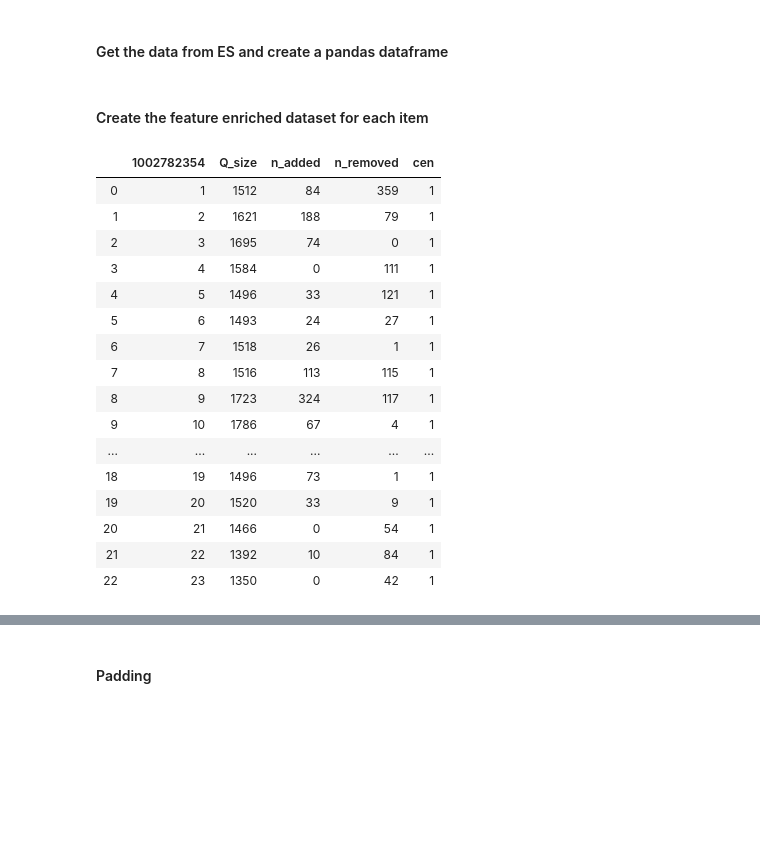
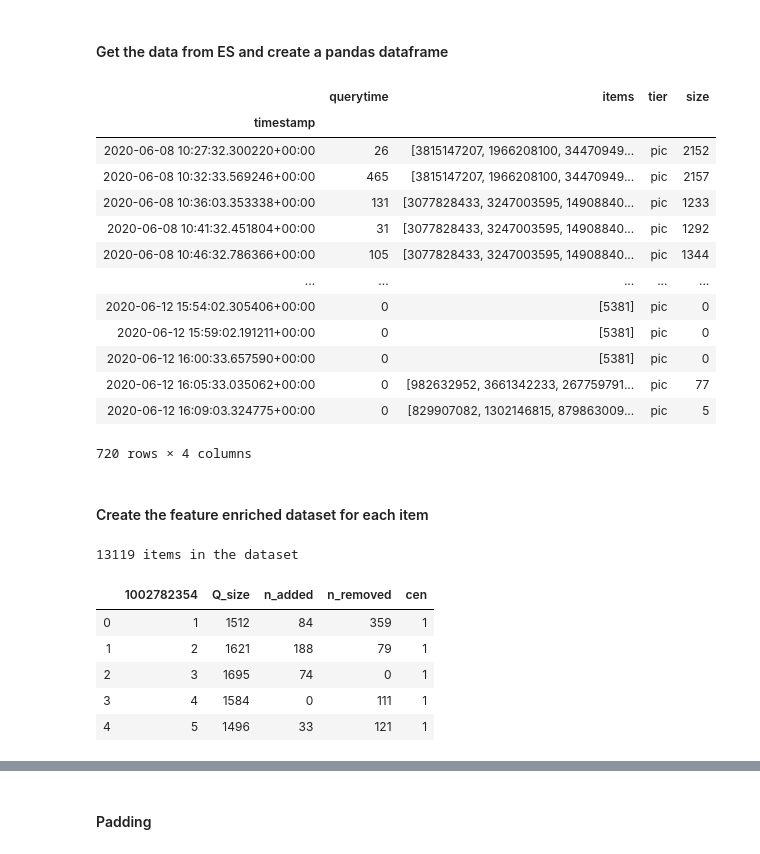
Before and after one commit to Sultanow/dc_cubes, a Jupyter notebook: backend/ML-Models/queues/Train_Two_Queues_Items.ipynb, the cells around one changed output, grey strips where cells are left out. Saved outputs shown, nothing was run; the diff lists cells and outputs as text; code cells hidden in the pictures; blank space fills up the shorter version.

```diff
--- a/backend/ML-Models/queues/Train_Two_Queues_Items.ipynb
+++ b/backend/ML-Models/queues/Train_Two_Queues_Items.ipynb
@@ -115,6 +115,23 @@ def es_to_df(start, end, s_rate, tier, host, port):
 # %%
 df_pic = es_to_df("2020-06-08","2020-06-12", 10, "pic", 'localhost', 9200)
 df_cen = es_to_df("2020-06-08","2020-06-12", 10, "censhare", 'localhost', 9200)
+# %%
+df_pic
+# %% [output]
+|  | querytime | items | tier | size |
+| timestamp |  |  |  |  |
+| 2020-06-08 10:27:32.300220+00:00 | 26 | [3815147207, 1966208100, 34470949... | pic | 2152 |
+| 2020-06-08 10:32:33.569246+00:00 | 465 | [3815147207, 1966208100, 34470949... | pic | 2157 |
+| 2020-06-08 10:36:03.353338+00:00 | 131 | [3077828433, 3247003595, 14908840... | pic | 1233 |
+| 2020-06-08 10:41:32.451804+00:00 | 31 | [3077828433, 3247003595, 14908840... | pic | 1292 |
+| 2020-06-08 10:46:32.786366+00:00 | 105 | [3077828433, 3247003595, 14908840... | pic | 1344 |
+| ... | ... | ... | ... | ... |
+| 2020-06-12 15:54:02.305406+00:00 | 0 | [5381] | pic | 0 |
+| 2020-06-12 15:59:02.191211+00:00 | 0 | [5381] | pic | 0 |
+| 2020-06-12 16:00:33.657590+00:00 | 0 | [5381] | pic | 0 |
+| 2020-06-12 16:05:33.035062+00:00 | 0 | [982632952, 3661342233, 267759791... | pic | 77 |
+| 2020-06-12 16:09:03.324775+00:00 | 0 | [829907082, 1302146815, 879863009... | pic | 5 |
+720 rows × 4 columns
 # %% [markdown]
 #### Create the feature enriched dataset for each item
 # %%
@@ -129,6 +146,7 @@ def create_dataset_train(df_pic, df_cen):
     Returns:
     data_x (list): list containing the selected sample items
     data_y (list): list containing the target sequences
+    maxlen (int): length of the dataframe
     """
 
     # Create a multi label binarized dataframe
@@ -182,6 +200,7 @@ def create_dataset_train(df_pic, df_cen):
 
             # Filter out odd behaviour (if it first appears in the second and afterwards in the first)
             # and slice the features based on the positions
+
             if position_cen > position_pic:
                 diff = position_pic - position_pic_first
                 size = sizes_pic[position_pic_first:position_pic]
@@ -197,19 +216,24 @@ def create_dataset_train(df_pic, df_cen):
             steps_list = list(range(1, diff+1))
 
             # Create a dataframe and fill in the features
-            df_item = pd.DataFrame(data=steps_list, columns=[item]).astype(str).astype(int)
-            df_item['Q_size'] = size
-            df_item['n_added'] = added
-            df_item['n_removed'] = removed
-            df_item['cen'] = 1 #mark that it appeared in the first queue
+            X_item = pd.DataFrame(data=steps_list, columns=[item]).astype(str).astype(int)
+            X_item['Q_size'] = size
+            X_item['n_added'] = added
+            X_item['n_removed'] = removed
+            X_item['cen'] = 1 #mark that it appeared in the first queue
 
             # Create target data
             y_item = pd.DataFrame(data=steps_list[::-1], columns=[item])
             mask_y = y_item[item] != 0
             y_item_masked = y_item[item][mask_y]
+            y_item = pd.DataFrame(y_item_masked)
 
-            data_x.append(df_item)
-            data_y.append(y_item_masked)
+            # Filter out items with no values
+            if len(y_item) == 0:
+                continue
+
+            data_x.append(X_item)
+            data_y.append(y_item)
 
         else:
             continue
@@ -220,43 +244,36 @@ def create_dataset_train(df_pic, df_cen):
 
             mask = df_pic_mlb[item] != 0
 
-            df_item = pd.DataFrame(df_pic_cumsum[item][mask])
+            X_item = pd.DataFrame(df_pic_cumsum[item][mask])
             #X_item = X_item.rename(columns = {item: 'n_steps_in_Q'})
-            df_item['Q_size'] = sizes_pic[mask]
-            df_item['n_added'] = added_pic[mask]
-            df_item['n_removed'] = removed_pic[mask]
-            df_item['cen'] = 0
+            X_item['Q_size'] = sizes_pic[mask]
+            X_item['n_added'] = added_pic[mask]
+            X_item['n_removed'] = removed_pic[mask]
+            X_item['cen'] = 0
 
-            y_item = df_pic_cumsum_rev[item][mask]
+            y_item_masked = df_pic_cumsum_rev[item][mask]
+            y_item = pd.DataFrame(y_item_masked)
 
-            data_x.append(df_item)
+            data_x.append(X_item)
             data_y.append(y_item)
 
         else:
             continue
 
-
-    return data_x, data_y
+    maxlen= len(df_pic)
+    print(len(data_x), 'items in the dataset')
+    return data_x, data_y, maxlen
 # %%
-X, y = create_dataset_train(df_pic, df_cen)
+X, y, maxlen = create_dataset_train(df_pic, df_cen)
+# %% [output]
+13119 items in the dataset
 # %%
-X[0]
+X[0].head()
 # %% [output]
 |  | 1002782354 | Q_size | n_added | n_removed | cen |
 | 0 | 1 | 1512 | 84 | 359 | 1 |
 | 1 | 2 | 1621 | 188 | 79 | 1 |
 | 2 | 3 | 1695 | 74 | 0 | 1 |
 | 3 | 4 | 1584 | 0 | 111 | 1 |
 | 4 | 5 | 1496 | 33 | 121 | 1 |
-| 5 | 6 | 1493 | 24 | 27 | 1 |
-| 6 | 7 | 1518 | 26 | 1 | 1 |
-| 7 | 8 | 1516 | 113 | 115 | 1 |
-| 8 | 9 | 1723 | 324 | 117 | 1 |
-| 9 | 10 | 1786 | 67 | 4 | 1 |
-| ... | ... | ... | ... | ... | ... |
-| 18 | 19 | 1496 | 73 | 1 | 1 |
-| 19 | 20 | 1520 | 33 | 9 | 1 |
-| 20 | 21 | 1466 | 0 | 54 | 1 |
-| 21 | 22 | 1392 | 10 | 84 | 1 |
-| 22 | 23 | 1350 | 0 | 42 | 1 |
 # %%
```
Also changed, not shown: parts of 13 cells of this notebook, 9 other files.
